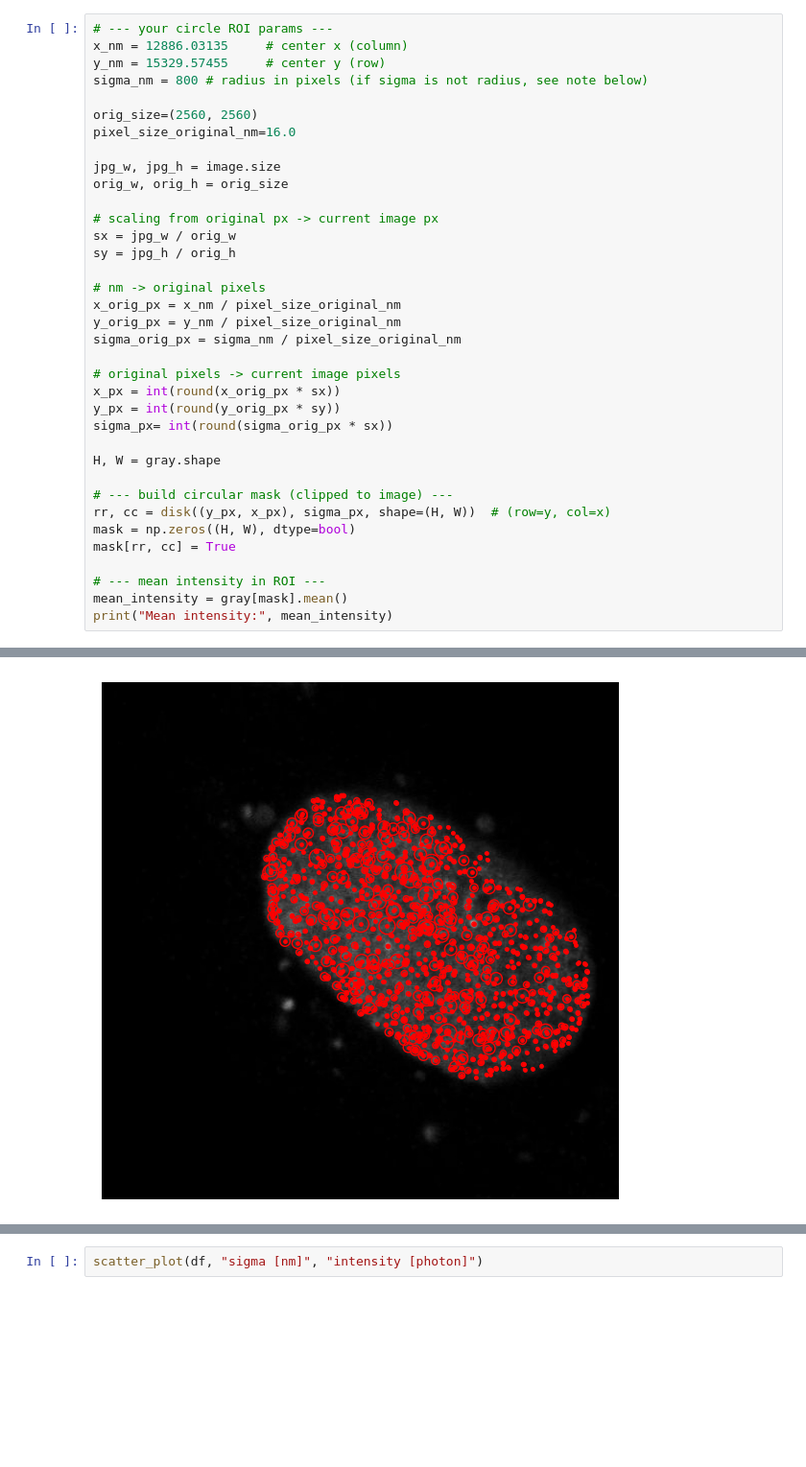
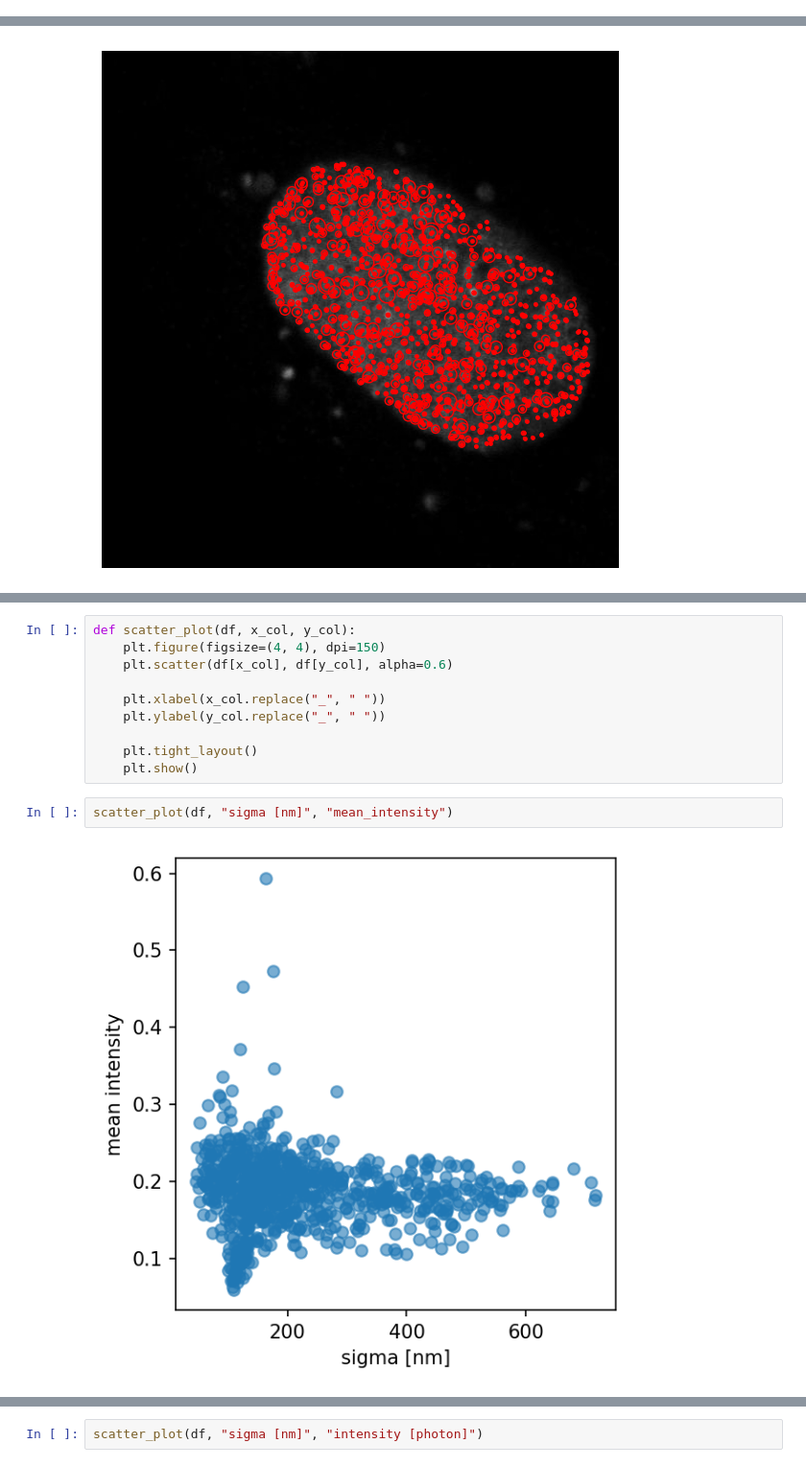
Before and after one commit to Lopatushka/LLPS, a Jupyter notebook: Kmean.ipynb, the cells around one changed output, grey strips where cells are left out. Shown at 96% size. Drawn from its saved outputs; the diff is of its cells as text; blank space fills up the shorter version.

Commit message:
scatter plot

```diff
--- a/Kmean.ipynb
+++ b/Kmean.ipynb
@@ -87,36 +26,0 @@ Mean intensity: 0.13632570052932205
-# %%
-# --- your circle ROI params ---
-x_nm = 12886.03135     # center x (column)
-y_nm = 15329.57455     # center y (row)
-sigma_nm = 800 # radius in pixels (if sigma is not radius, see note below)
-
-orig_size=(2560, 2560)
-pixel_size_original_nm=16.0
-
-jpg_w, jpg_h = image.size
-orig_w, orig_h = orig_size
-
-# scaling from original px -> current image px
-sx = jpg_w / orig_w
-sy = jpg_h / orig_h
-
-# nm -> original pixels
-x_orig_px = x_nm / pixel_size_original_nm
-y_orig_px = y_nm / pixel_size_original_nm
-sigma_orig_px = sigma_nm / pixel_size_original_nm
-
-# original pixels -> current image pixels
-x_px = int(round(x_orig_px * sx))
-y_px = int(round(y_orig_px * sy))
-sigma_px= int(round(sigma_orig_px * sx))
-
-H, W = gray.shape
-
-# --- build circular mask (clipped to image) ---
-rr, cc = disk((y_px, x_px), sigma_px, shape=(H, W))  # (row=y, col=x)
-mask = np.zeros((H, W), dtype=bool)
-mask[rr, cc] = True
-
-# --- mean intensity in ROI ---
-mean_intensity = gray[mask].mean()
-print("Mean intensity:", mean_intensity)
@@ -285,3 +105,17 @@ result.show()
+# %%
+def scatter_plot(df, x_col, y_col):
+    plt.figure(figsize=(4, 4), dpi=150)
+    plt.scatter(df[x_col], df[y_col], alpha=0.6)
+
+    plt.xlabel(x_col.replace("_", " "))
+    plt.ylabel(y_col.replace("_", " "))
+
+    plt.tight_layout()
+    plt.show()
+# %%
+scatter_plot(df, "sigma [nm]", "mean_intensity")
+# %% [output]
+[figure, added]
 # %%
 plt.figure(figsize=(4, 3), dpi=200)
 
```
Also changed, not shown: parts of 15 cells of this notebook.
